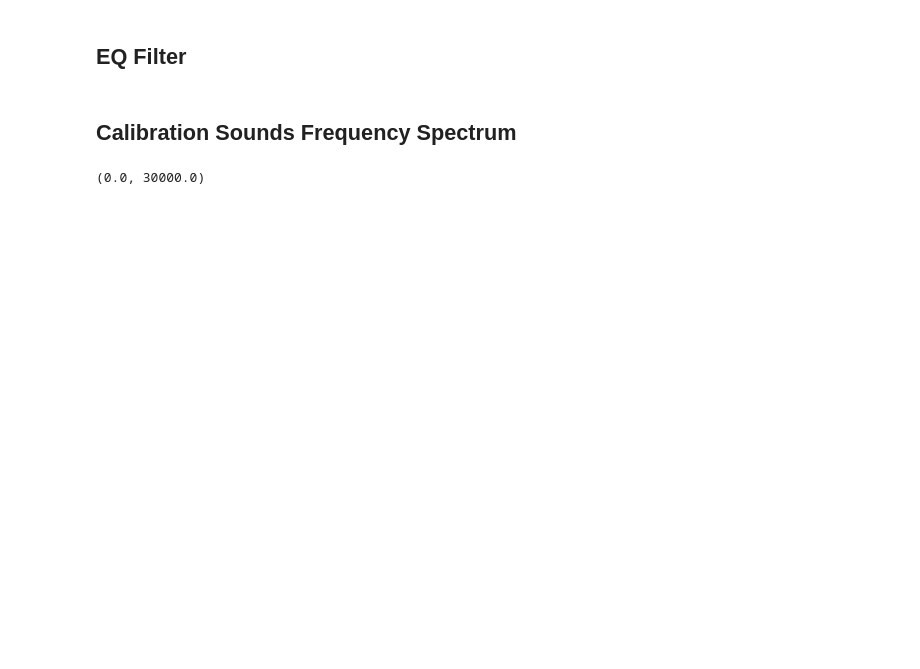
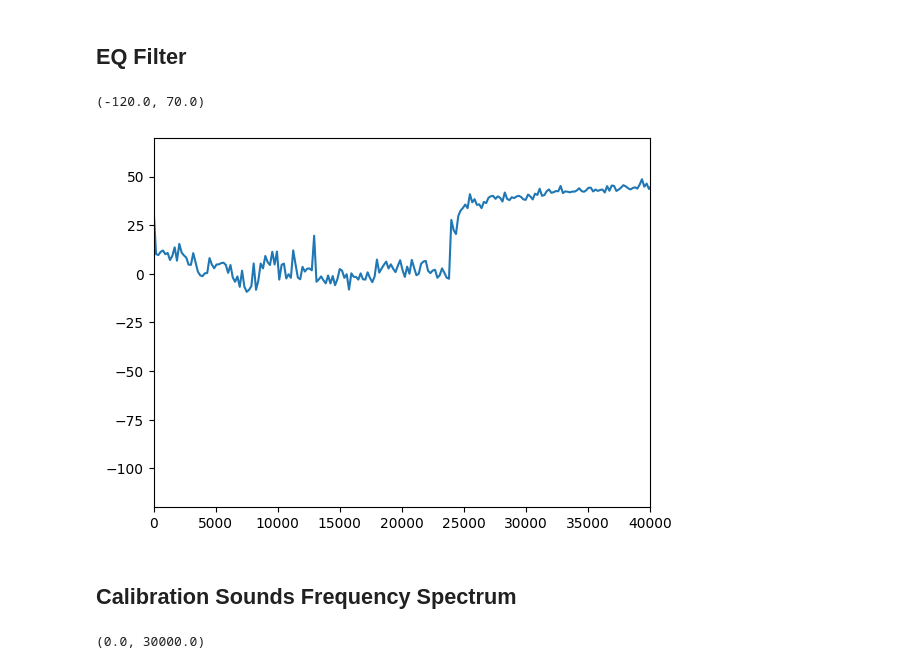
Before and after one commit to fchampalimaud/cdc-speaker-calibration, a Jupyter notebook: scripts/analysis.ipynb, the cells around one changed output. Saved outputs shown, nothing was run; the diff lists cells and outputs as text; code cells hidden in the pictures; blank space fills up the shorter version.

```diff
--- a/scripts/analysis.ipynb
+++ b/scripts/analysis.ipynb
@@ -19,11 +19,14 @@ reference_pressure = 0.00002
 ## EQ Filter
 # %%
 eq_filter = np.load(path / "eq_filter.npy")
-freq, response = freqz(eq_filter, 1, fs=fs_sc)
+freq, response = freqz(eq_filter * 10 ** (20 / 20), fs=fs_sc)
 plt.plot(freq, 20 * np.log10(response))
 
 plt.xlim(0, 40000)
-plt.ylim(-60, 20)
+plt.ylim(-120, 70)
+# %% [output]
+(-120.0, 70.0)
+[figure, added]
 # %% [markdown]
 ## Calibration Sounds Frequency Spectrum
 # %%
```
Also changed, not shown: parts of 4 cells of this notebook, 7 other files.
